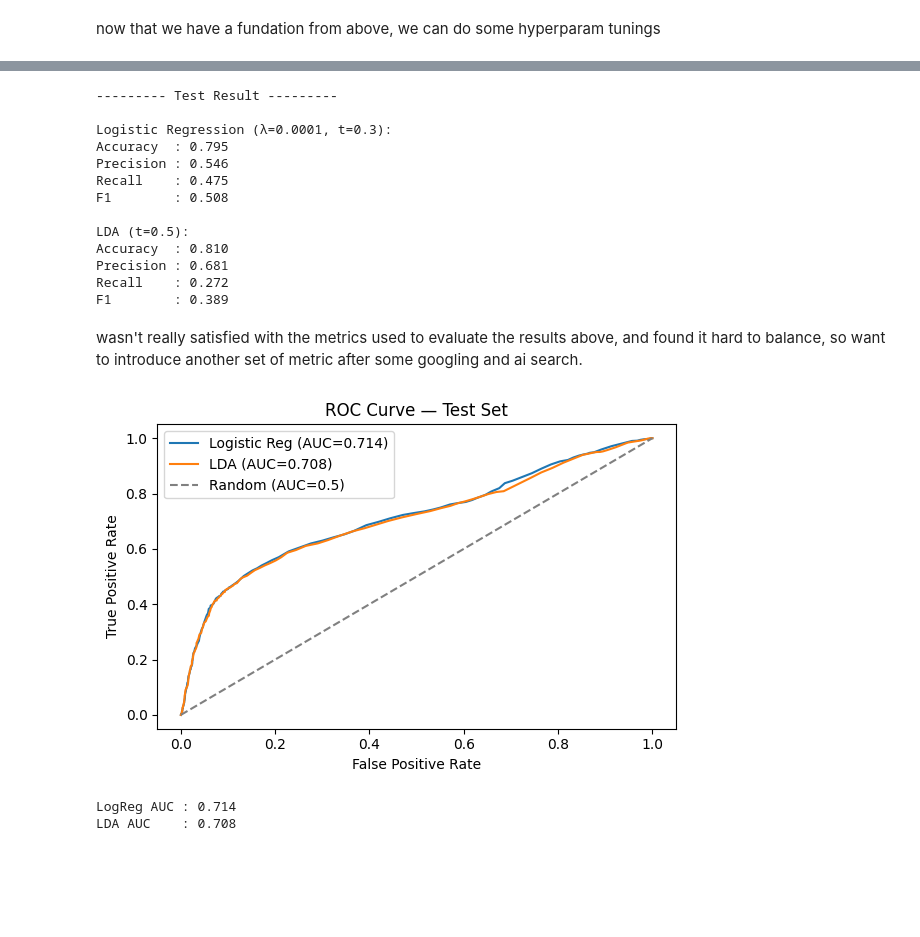
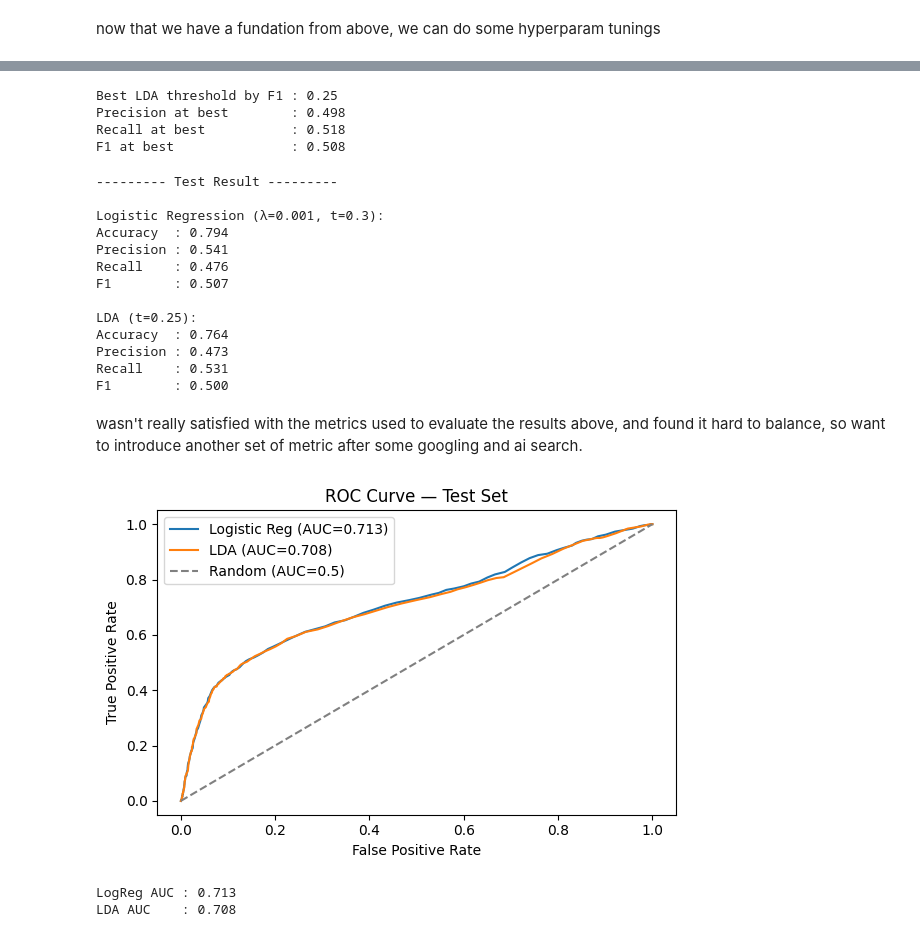
Before and after one commit to ChakKwanUSC/EE559-credit-default-prediction, a Jupyter notebook: ML559_Credit_Card_Default_Prediction.ipynb, the cells around one changed output, grey strips where cells are left out. Cells and saved outputs as stored; diff of their text form; code cells hidden in the pictures; blank space fills up the shorter version.

Commit message:
Added parameter tuning for method 2

```diff
--- a/ML559_Credit_Card_Default_Prediction.ipynb
+++ b/ML559_Credit_Card_Default_Prediction.ipynb
@@ -390,7 +392,7 @@ Best val F1 : 0.511
 # %%
 # retrain with best lambda
 # see if metrics improve
-w_best, b_best, _, _ = train_logistic(
+w_best, b_best, train_losses_best, val_losses_best = train_logistic(
     X_train_s, y_train, X_val_s, y_val,
     lam=best_lam, lr=0.1, epochs=200, batch_size=256
 )
@@ -418,6 +420,37 @@ Recall    : 0.458
 F1        : 0.506
+# %%
+# LDA threshold tuning
+s_inv_lda = np.linalg.inv(s_cov)
+
+lda_raw_val = (
+    (X_val_s @ s_inv_lda @ means[1] - 0.5 * means[1] @ s_inv_lda @ means[1] + np.log(priors[1]))
+  - (X_val_s @ s_inv_lda @ means[0] - 0.5 * means[0] @ s_inv_lda @ means[0] + np.log(priors[0]))
+)
+lda_scores_val = sigmoid(lda_raw_val)
+
+thresholds_lda = np.arange(0.1, 0.9, 0.05)
+lda_precs, lda_recs, lda_f1s = [], [], []
+
+for t in thresholds_lda:
+    y_p = (lda_scores_val >= t).astype(int)
+    p, r, f = f1_score(y_val, y_p)
+    lda_precs.append(p)
+    lda_recs.append(r)
+    lda_f1s.append(f)
+
+best_lda_idx = np.argmax(lda_f1s)
+best_lda_t = thresholds_lda[best_lda_idx]
+print(f"Best LDA threshold by F1 : {best_lda_t:.2f}")
+print(f"Precision at best        : {lda_precs[best_lda_idx]:.3f}")
+print(f"Recall at best           : {lda_recs[best_lda_idx]:.3f}")
+print(f"F1 at best               : {lda_f1s[best_lda_idx]:.3f}")
+# %% [output]
+Best LDA threshold by F1 : 0.25
+Precision at best        : 0.498
+Recall at best           : 0.518
+F1 at best               : 0.508
 # %%
-# Test set evaluation
+# test-set evaluation
 
 # LogReg - method 1
 y_pred_test_lr = predict(X_test_s, w_best, b_best, threshold=0.3)
@@ -425,8 +458,15 @@ acc_lr_test = np.mean(y_pred_test_lr == y_test)
 prec_lr_test, rec_lr_test, f1_lr_test = f1_score(y_test, y_pred_test_lr)
 
 # LDA - method 2
-y_pred_test_lda = predict_lda(X_test_s, priors, means, s_cov)
-acc_lda_test = np.mean(y_pred_test_lda == y_test)
+
+lda_raw_test = (
+    (X_test_s @ s_inv_lda @ means[1] - 0.5 * means[1] @ s_inv_lda @ means[1] + np.log(priors[1]))
+  - (X_test_s @ s_inv_lda @ means[0] - 0.5 * means[0] @ s_inv_lda @ means[0] + np.log(priors[0]))
+)
+lda_scores_test = sigmoid(lda_raw_test)
+y_pred_test_lda = (lda_scores_test >= best_lda_t).astype(int)
+
+acc_lda_test  = np.mean(y_pred_test_lda == y_test)
 prec_lda_test, rec_lda_test, f1_lda_test = f1_score(y_test, y_pred_test_lda)
 
 print("--------- Test Result ---------")
@@ -435,7 +475,7 @@ print(f"Accuracy  : {acc_lr_test:.3f}")
 print(f"Precision : {prec_lr_test:.3f}")
 print(f"Recall    : {rec_lr_test:.3f}")
 print(f"F1        : {f1_lr_test:.3f}")
-print(f"\nLDA (t=0.5):")
+print(f"\nLDA (t=0.25):")
 print(f"Accuracy  : {acc_lda_test:.3f}")
 print(f"Precision : {prec_lda_test:.3f}")
 print(f"Recall    : {rec_lda_test:.3f}")
@@ -443,17 +483,17 @@ print(f"F1        : {f1_lda_test:.3f}")
 # %% [output]
 --------- Test Result ---------
 
-Logistic Regression (λ=0.0001, t=0.3):
-Accuracy  : 0.795
-Precision : 0.546
-Recall    : 0.475
-F1        : 0.508
+Logistic Regression (λ=0.001, t=0.3):
+Accuracy  : 0.794
+Precision : 0.541
+Recall    : 0.476
+F1        : 0.507
 
-LDA (t=0.5):
-Accuracy  : 0.810
-Precision : 0.681
-Recall    : 0.272
-F1        : 0.389
+LDA (t=0.25):
+Accuracy  : 0.764
+Precision : 0.473
+Recall    : 0.531
+F1        : 0.500
 # %% [markdown]
 wasn't really satisfied with the metrics used to evaluate the results above, and found it hard to balance, so want to introduce another set of metric after some googling and ai search.
 # %%
@@ -469,37 +509,37 @@ def compute_roc_auc(y_true, y_scores):
         tprs.append(tp/(tp+fn+1e-8))
         fprs.append(fp/(fp+tn+1e-8))
     fprs, tprs = zip(*sorted(zip(fprs, tprs)))
-    auc = np.trapz(tprs, fprs)
+    auc = np.trapezoid(tprs, fprs)
     return fprs, tprs, abs(auc)
 
 # for logistic regression scores
 lr_scores = sigmoid(X_test_s @ w_best + b_best)
 
 # for LDA scores
 s_inv = np.linalg.inv(s_cov)
 w1 = s_inv @ means[1]
 b1 = -0.5 * means[1] @ s_inv @ means[1] + np.log(priors[1])
 w0 = s_inv @ means[0]
 b0 = -0.5 * means[0] @ s_inv @ means[0] + np.log(priors[0])
 lda_raw = (X_test_s @ w1 + b1) - (X_test_s @ w0 + b0)
 lda_scores = 1 / (1 + np.exp(-lda_raw))
 fprs_lr,  tprs_lr,  auc_lr  = compute_roc_auc(y_test, lr_scores)
 fprs_lda, tprs_lda, auc_lda = compute_roc_auc(y_test, lda_scores)
 
 plt.figure(figsize=(6,4))
 plt.plot(fprs_lr,  tprs_lr,  label=f'Logistic Reg (AUC={auc_lr:.3f})')
 plt.plot(fprs_lda, tprs_lda, label=f'LDA (AUC={auc_lda:.3f})')
 plt.plot([0,1],[0,1],'--',color='gray',label='Random (AUC=0.5)')
 plt.xlabel('False Positive Rate')
 plt.ylabel('True Positive Rate')
 plt.title('ROC Curve — Test Set')
 plt.legend()
 plt.tight_layout()
 plt.show()
 
 print(f"LogReg AUC : {auc_lr:.3f}")
 print(f"LDA AUC    : {auc_lda:.3f}")
 # %% [output]
-[figure, old version]
+[figure, new version]
-LogReg AUC : 0.714
+LogReg AUC : 0.713
 LDA AUC    : 0.708
```
Also changed, not shown: parts of 3 cells of this notebook.
